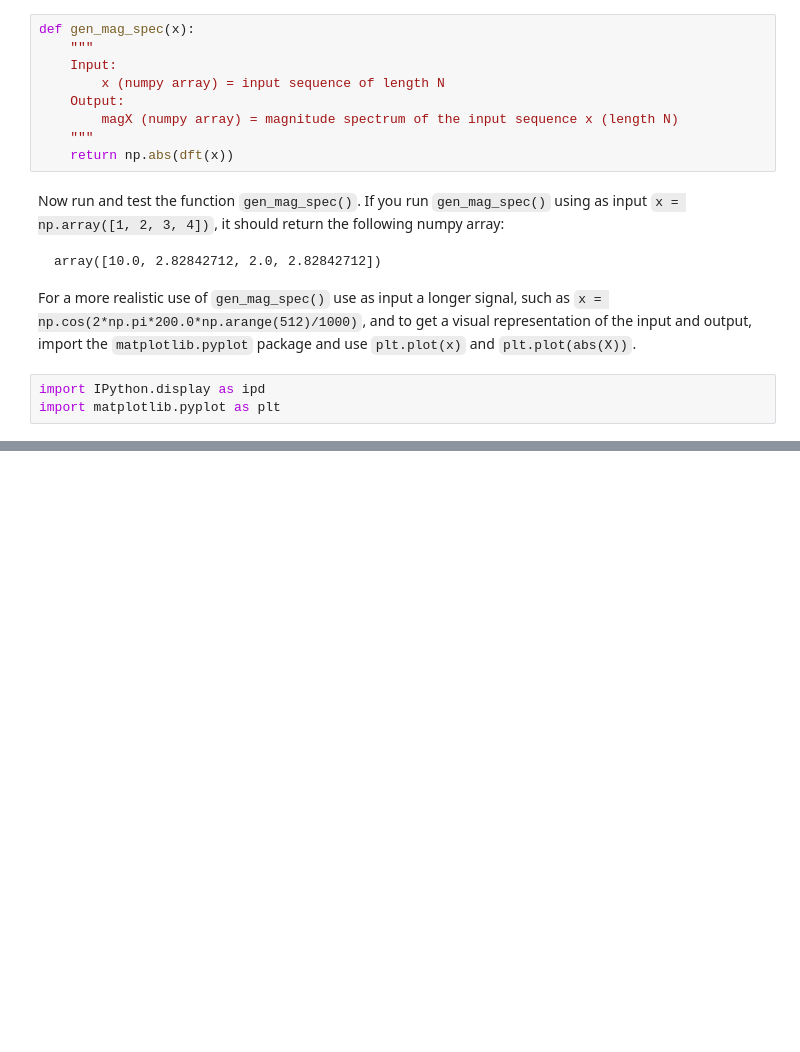
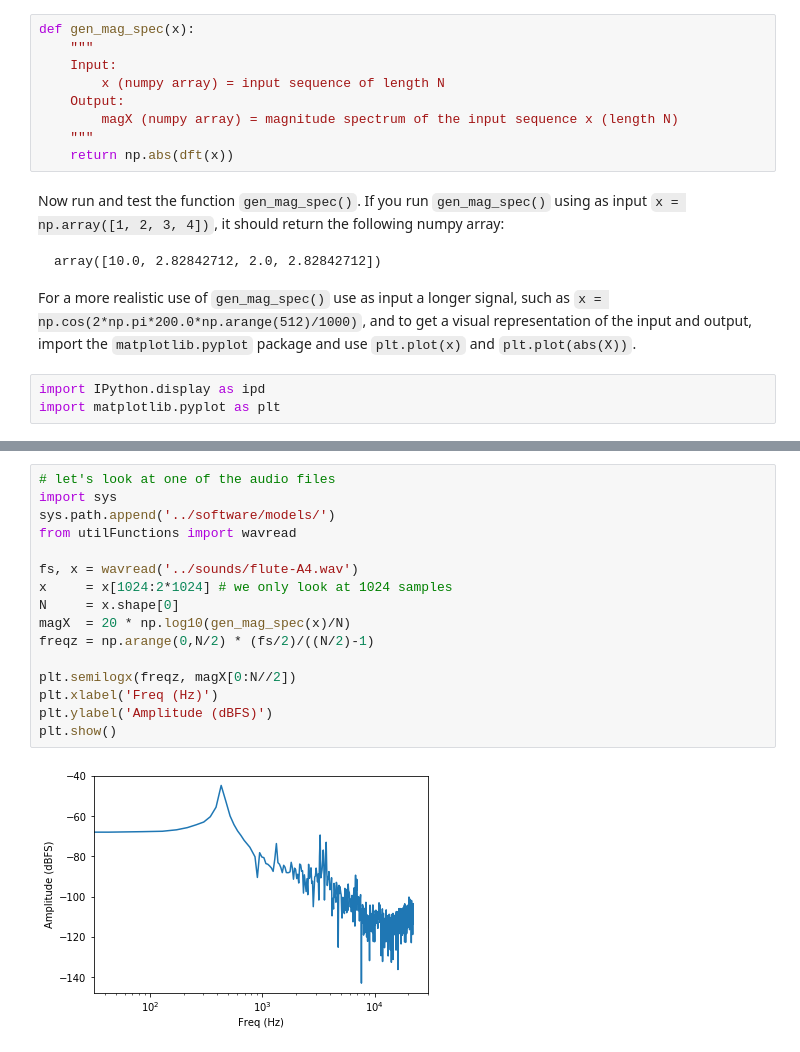
Before and after one commit to csteinmetz1/sms-tools, a Jupyter notebook: workspace/E2-Steinmetz.ipynb, the cells around one changed output, grey strips where cells are left out. Cells and saved outputs as stored; diff of their text form; blank space fills up the shorter version.

```diff
--- a/workspace/E2-Steinmetz.ipynb
+++ b/workspace/E2-Steinmetz.ipynb
@@ -254,0 +265,18 @@ plt.plot(magX)
+# %%
+# let's look at one of the audio files
+import sys
+sys.path.append('../software/models/')
+from utilFunctions import wavread
+
+fs, x = wavread('../sounds/flute-A4.wav')
+x     = x[1024:2*1024] # we only look at 1024 samples
+N     = x.shape[0]
+magX  = 20 * np.log10(gen_mag_spec(x)/N)
+freqz = np.arange(0,N/2) * (fs/2)/((N/2)-1)
+
+plt.semilogx(freqz, magX[0:N//2])
+plt.xlabel('Freq (Hz)')
+plt.ylabel('Amplitude (dBFS)')
+plt.show()
+# %% [output]
+[figure, added]
```
Also changed, not shown: parts of 3 cells of this notebook.
